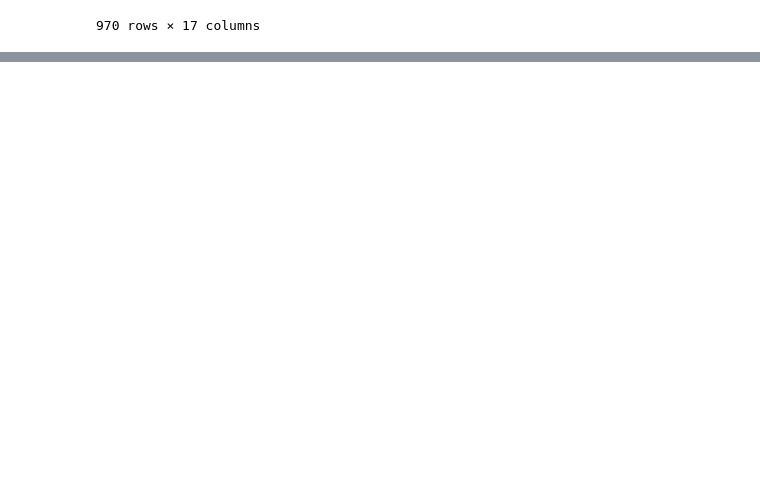
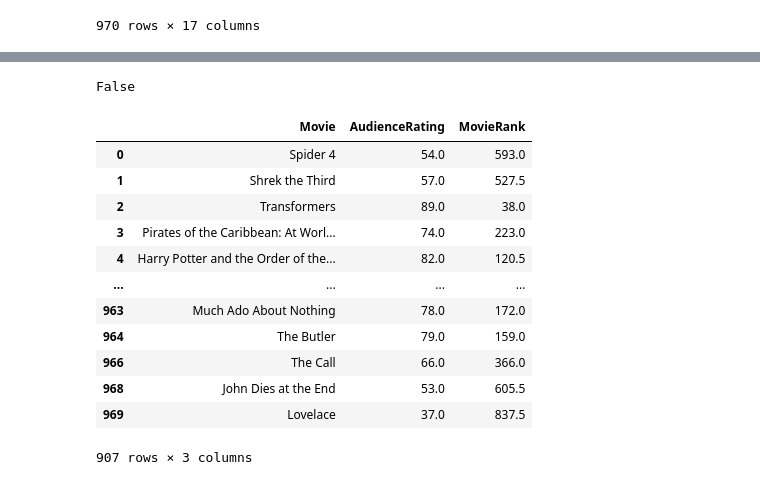
Before and after one commit to sameer-malik1/AI-ML, a Jupyter notebook: pandas.ipynb, the cells around one changed output, grey strips where cells are left out. Cells and saved outputs as stored; diff of their text form; code cells hidden in the pictures; blank space fills up the shorter version.

Commit message:
add imp methods for data analysis

```diff
--- a/pandas.ipynb
+++ b/pandas.ipynb
@@ -799,0 +838,3 @@ df.sort_values(['Year','Movie']) # sorting in ascending order based on multiple
+# %%
+# reset_index() -> (Series & DataFrame)
+movieRank.reset_index(inplace=True) # it resets the data frame labeled index to original/default form
@@ -799,0 +863,3 @@ df.sort_values(['Year','Movie']) # sorting in ascending order based on multiple
+# %%
+# rename() -> (DataFrame) -> used to rename the column and labeled index names
+movieRank.rename(columns={"AudienceScore":"AudienceRating"},inplace=True) # rename the column name
@@ -799,0 +871,3 @@ df.sort_values(['Year','Movie']) # sorting in ascending order based on multiple
+# %%
+movieRank.set_index("Movie",inplace=True)
+movieRank.rename(index={"Spider-Man 3":"Spider 4"},inplace=True) # rename the labeled index
@@ -799,0 +879,2 @@ df.sort_values(['Year','Movie']) # sorting in ascending order based on multiple
+# %%
+movieRank.reset_index(inplace=True)
@@ -799,0 +910,22 @@ df.sort_values(['Year','Movie']) # sorting in ascending order based on multiple
+# %%
+# hasnans (Series) -> this attribute is used to tell if there is any missing value in the series or not
+movieRank['Movie'].hasnans
+# %% [output]
+False
+# %%
+# dropna() (Series & DataFrame) -> used to remove the rows with missing values
+movieRank.dropna()
+# %% [output]
+|  | Movie | AudienceRating | MovieRank |
+| 0 | Spider 4 | 54.0 | 593.0 |
+| 1 | Shrek the Third | 57.0 | 527.5 |
+| 2 | Transformers | 89.0 | 38.0 |
+| 3 | Pirates of the Caribbean: At Worl... | 74.0 | 223.0 |
+| 4 | Harry Potter and the Order of the... | 82.0 | 120.5 |
+| ... | ... | ... | ... |
+| 963 | Much Ado About Nothing | 78.0 | 172.0 |
+| 964 | The Butler | 79.0 | 159.0 |
+| 966 | The Call | 66.0 | 366.0 |
+| 968 | John Dies at the End | 53.0 | 605.5 |
+| 969 | Lovelace | 37.0 | 837.5 |
+907 rows × 3 columns
```
Also changed, not shown: parts of 13 cells of this notebook.
